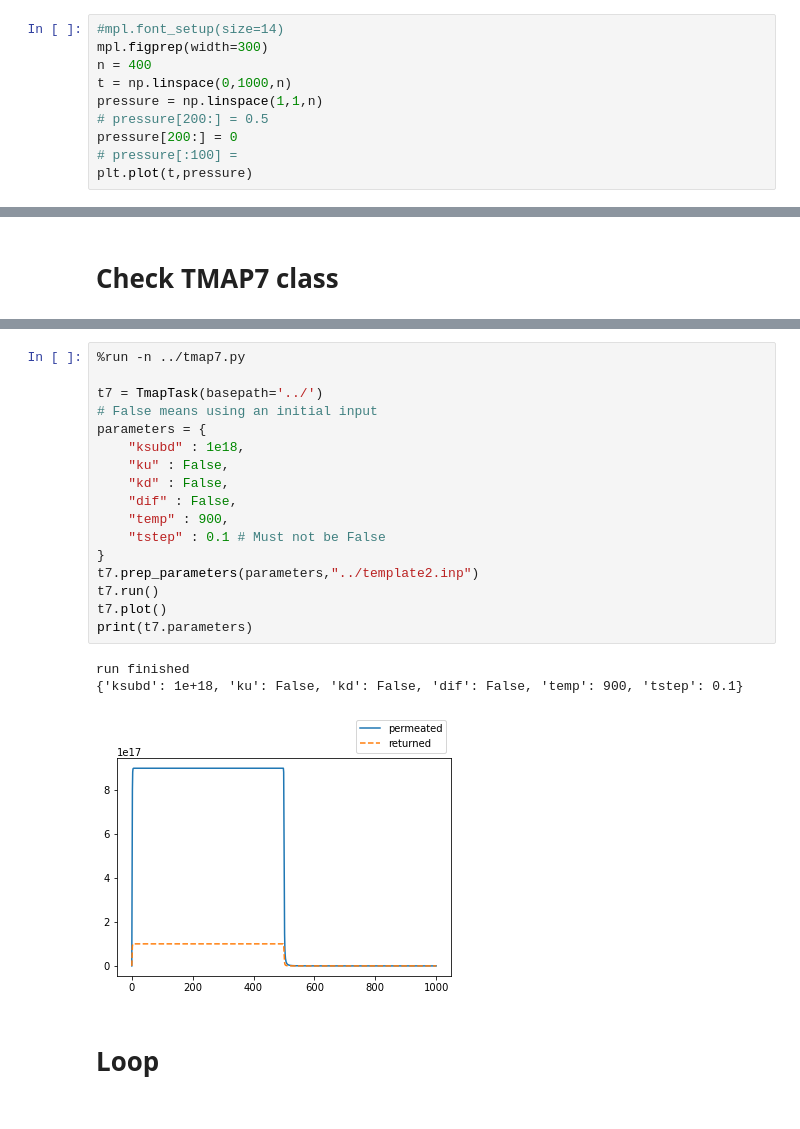
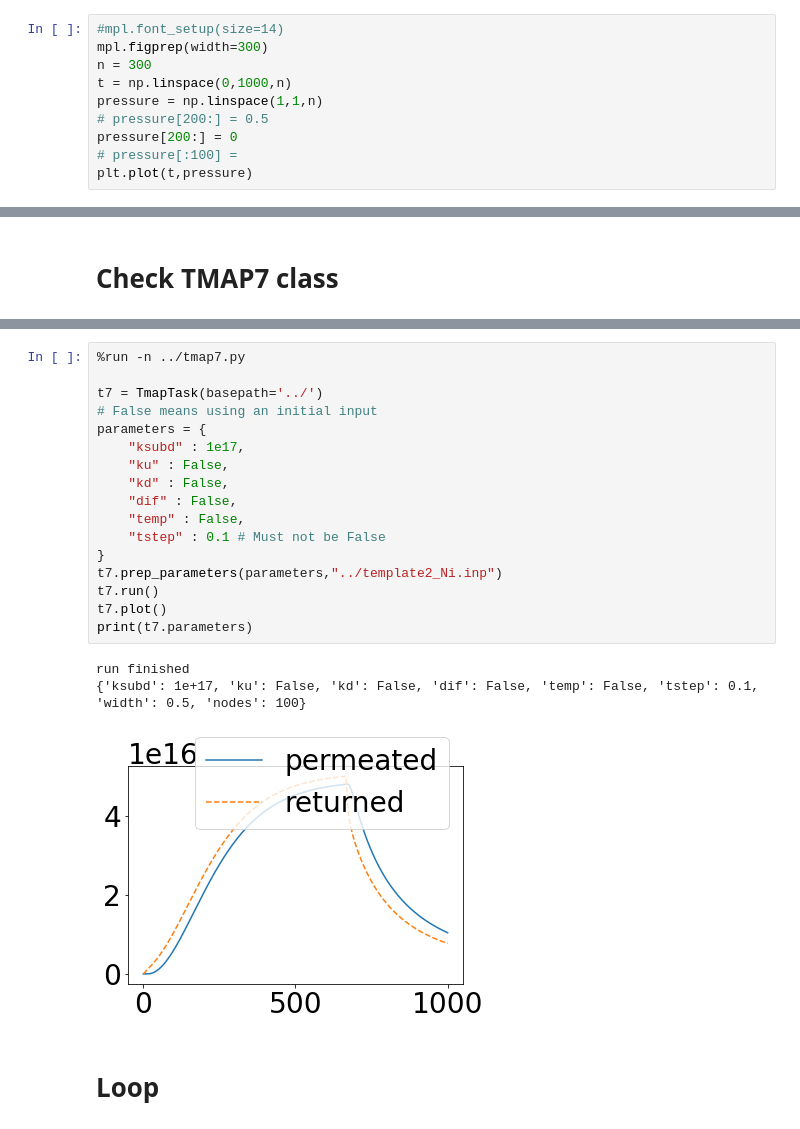
Before and after one commit to Kshora/pytmap7, a Jupyter notebook: examples/example.ipynb, the cells around one changed output, grey strips where cells are left out. Saved outputs shown, nothing was run; the diff lists cells and outputs as text.

```diff
--- a/examples/example.ipynb
+++ b/examples/example.ipynb
@@ -10,7 +12,7 @@ import aklab.mpls as mpl # https://github.com/queezz/aklab
 # %%
 #mpl.font_setup(size=14)
 mpl.figprep(width=300)
-n = 400
+n = 300
 t = np.linspace(0,1000,n)
 pressure = np.linspace(1,1,n)
 # pressure[200:] = 0.5
@@ -59,24 +84,24 @@ run finished
 # %%
 %run -n ../tmap7.py
 
 t7 = TmapTask(basepath='../')
 # False means using an initial input
 parameters = {
-    "ksubd" : 1e18,
+    "ksubd" : 1e17,
     "ku" : False,
     "kd" : False,
     "dif" : False,
-    "temp" : 900,
+    "temp" : False,
     "tstep" : 0.1 # Must not be False
 }
-t7.prep_parameters(parameters,"../template2.inp")
+t7.prep_parameters(parameters,"../template2_Ni.inp")
 t7.run()
 t7.plot()
 print(t7.parameters)
 # %% [output]
 run finished
-{'ksubd': 1e+18, 'ku': False, 'kd': False, 'dif': False, 'temp': 900, 'tstep': 0.1}
+{'ksubd': 1e+17, 'ku': False, 'kd': False, 'dif': False, 'temp': False, 'tstep': 0.1, 'width': 0.5, 'nodes': 100}
-[figure, old version]
+[figure, new version]
 # %% [markdown]
 # Loop
 # %%
```
Also changed, not shown: parts of 18 cells of this notebook, 12 other files.
